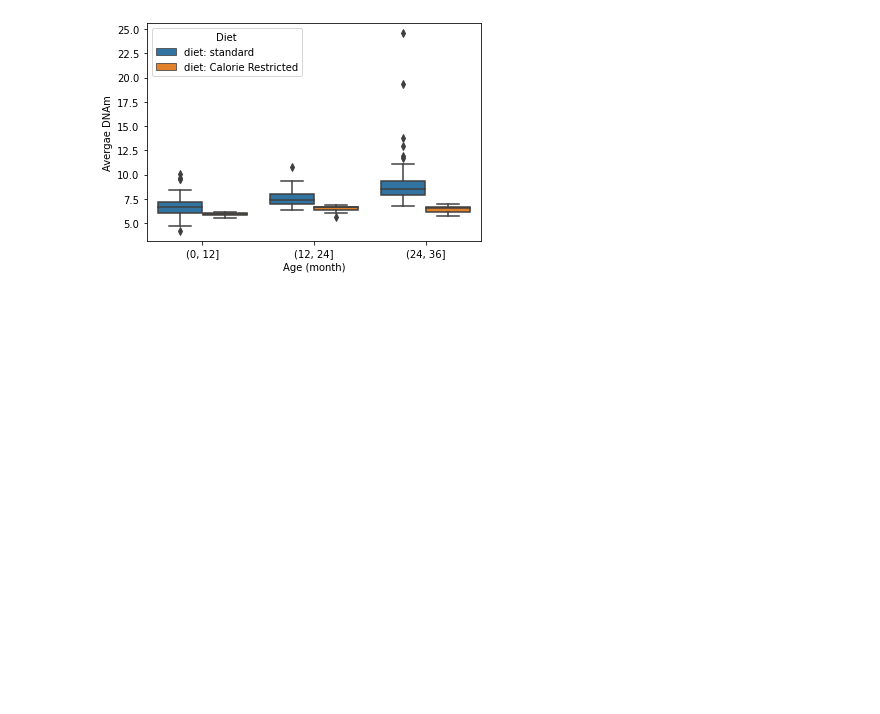
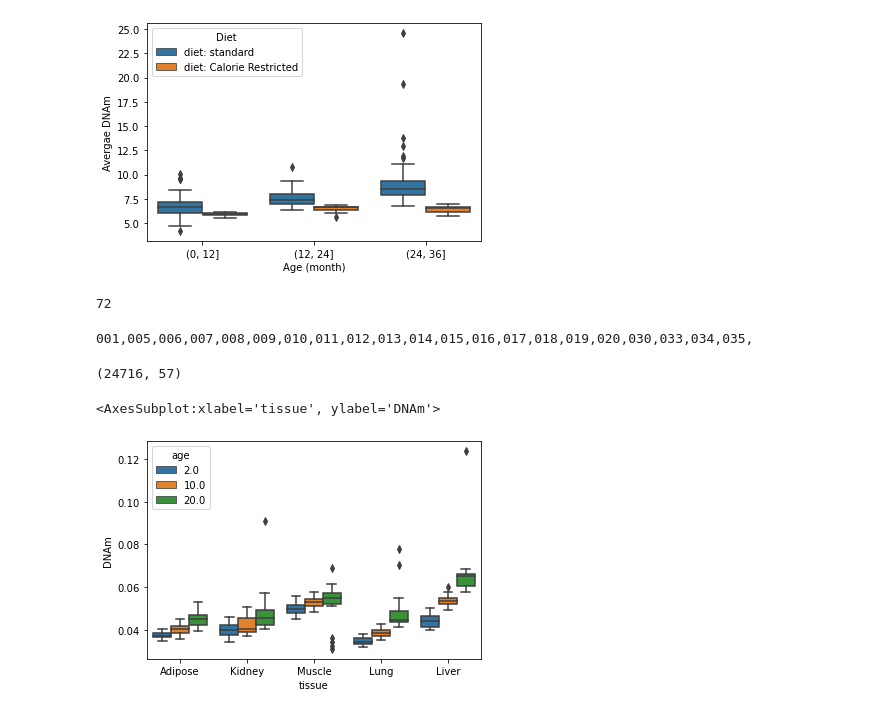
Before and after one commit to moqri/emi, a Jupyter notebook: mice/mice.ipynb, the cells around one changed output. Cells and saved outputs as stored; diff of their text form; code cells hidden in the pictures; blank space fills up the shorter version.

```diff
--- a/mice/mice.ipynb
+++ b/mice/mice.ipynb
@@ -144,2 +167,57 @@ hzg=hzg.apply(lambda x:set.union(*x))
 # %%
-df.index='chr'+df.index
+fs=glob.glob('data/meth/GSE120137/b/*.txt')
+fs.sort()
+len(fs)
+# %% [output]
+72
+# %%
+n=7
+dfs=[]
+for sn in fs:
+    name=sn.split('SH')[1][:3]
+    print(name,end=',')
+    df=pd.read_table(sn,engine='c',sep=' ',header=None,nrows=10**n)
+    df=df[df[0].isin(hg.index)]
+    df['hmr']=df.apply(lambda x:x[2]-1 in hg[x[0]],axis=1)
+    df=df[df['hmr']][[0,2,5]]
+    df.index=df[0].str[3:5]+'_'+(df[2]-1).astype(str)
+    #h[name]=h.apply(lambda x: bw.stats(x['ch'],x['b'],x['e'],'mean',exact=True)[0],axis=1)
+    dfs.append(df[5].rename(name))
+# %% [output]
+001,005,006,007,008,009,010,011,012,013,014,015,016,017,018,019,020,030,033,034,035,
+# %%
+for df in dfs:
+    print (df.name,end=',')
+    df.to_csv('data/meth/GSE120137/n/csv/'+df.name+'.csv')
+# %%
+for c in ['m','a','k','l','u','b']:
+    fs=glob.glob('data/meth/GSE120137/'+c+'/csv/*.csv')
+    dfs=[]
+    for f in fs:
+        print ('',end=',')
+        df=pd.read_csv(f,index_col=0)
+        df=df[df.index.isin(hzs.index)]
+        dfs.append(df)
+    df=dfs[0].merge(dfs[1],left_index=True,right_index=True,how='outer')
+    for i in range(2,len(dfs)):
+        print(i,end=',')
+        df=df.merge(dfs[i],left_index=True,right_index=True,how='outer')
+    df.shape
+    p=df.mean()
+    p=p.rename('DNAm')
+    ps['u']=age[['id','age']].drop_duplicates().merge(p,left_on='id',right_index=True)
+# %% [output]
+(24716, 57)
+# %%
+ps['m']['tissue']='Muscle'
+ps['a']['tissue']='Adipose'
+ps['k']['tissue']='Kidney'
+ps['l']['tissue']='Liver'
+ps['u']['tissue']='Lung'
+ps['b']['tissue']='Blood'
+# %%
+sns.boxplot(data=pd.concat(ps),x='tissue',y='DNAm',hue='age'
+            ,order=['Adipose','Kidney','Muscle','Lung','Liver','Blood'])
+# %% [output]
+<AxesSubplot:xlabel='tissue', ylabel='DNAm'>
+[figure, added]
```
Also changed, not shown: parts of 19 cells of this notebook, 14 other files.
